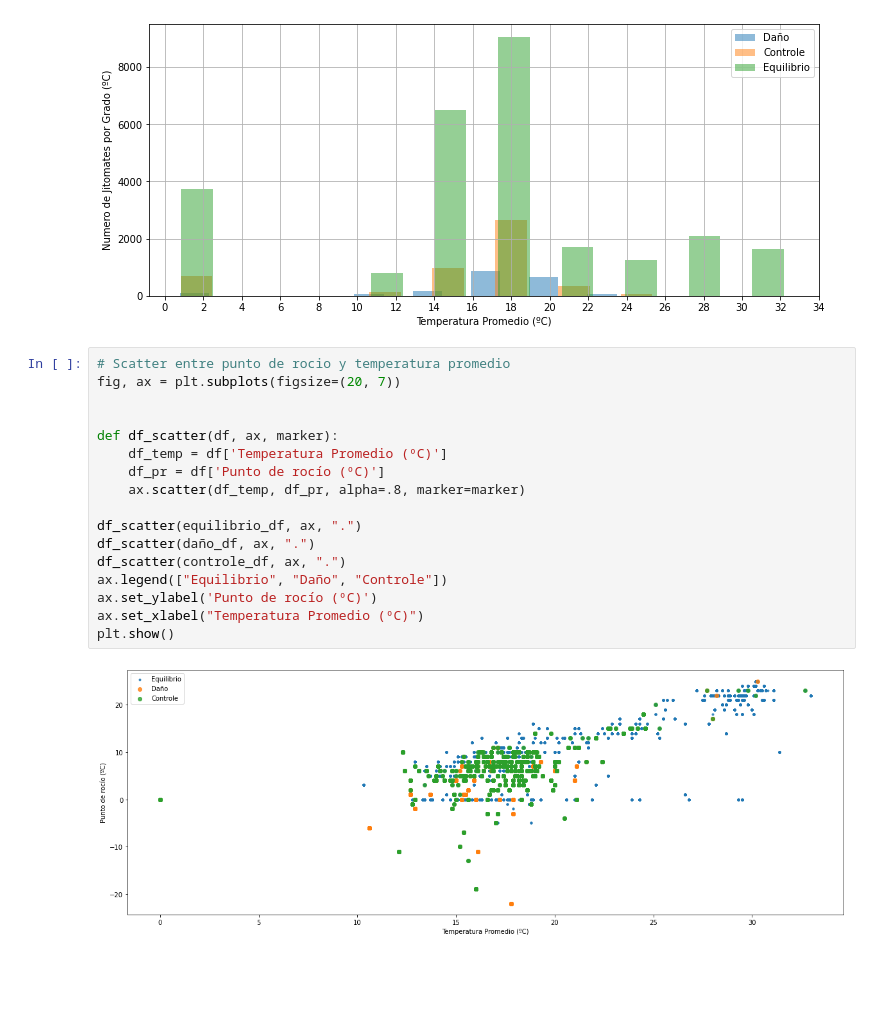
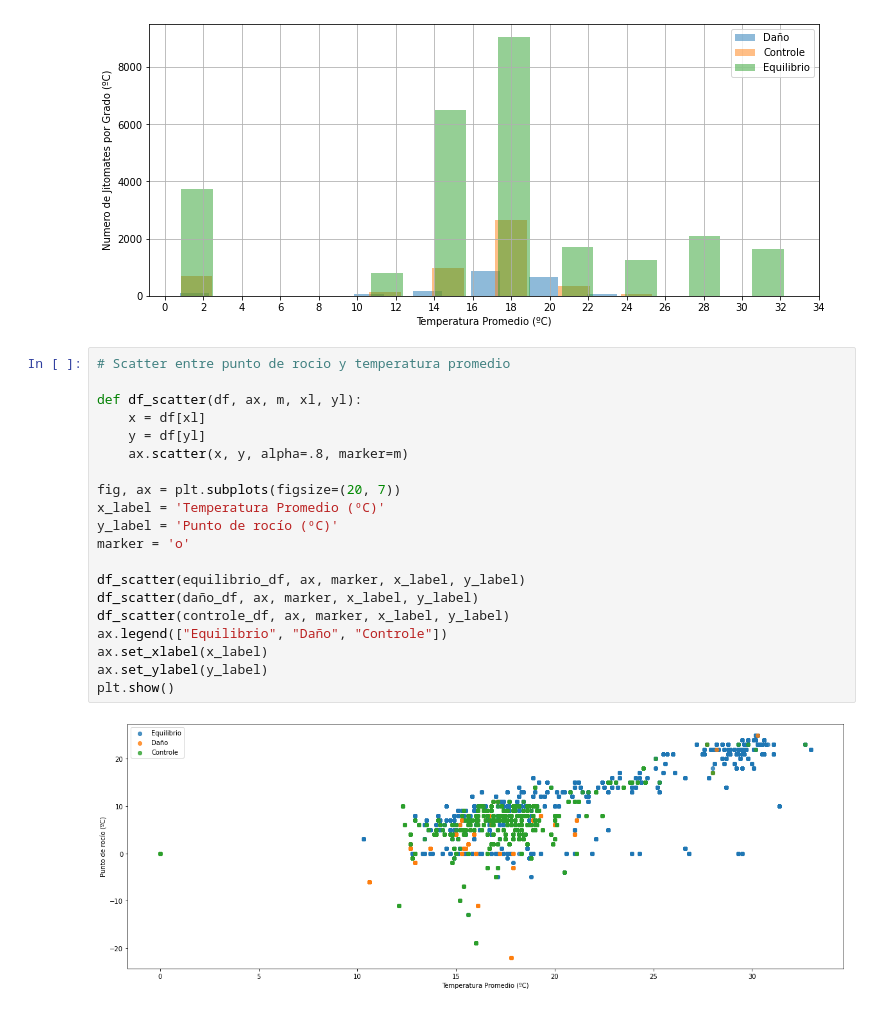
Before and after one commit to Felipelv199/herramientas-para-cd, a Jupyter notebook: homeworks/05-homework/main.ipynb, the cells around one changed output. Cells and saved outputs as stored; diff of their text form; blank space fills up the shorter version.

```diff
--- a/homeworks/05-homework/main.ipynb
+++ b/homeworks/05-homework/main.ipynb
@@ -77,20 +121,23 @@ plt.show()
 [figure]
 # %%
 # Scatter entre punto de rocio y temperatura promedio
+
+def df_scatter(df, ax, m, xl, yl):
+    x = df[xl]
+    y = df[yl]
+    ax.scatter(x, y, alpha=.8, marker=m)
+
 fig, ax = plt.subplots(figsize=(20, 7))
+x_label = 'Temperatura Promedio (ºC)'
+y_label = 'Punto de rocío (ºC)'
+marker = 'o'
 
-
-def df_scatter(df, ax, marker):
-    df_temp = df['Temperatura Promedio (ºC)']
-    df_pr = df['Punto de rocío (ºC)']
-    ax.scatter(df_temp, df_pr, alpha=.8, marker=marker)
-
-df_scatter(equilibrio_df, ax, ".")
-df_scatter(daño_df, ax, ".")
-df_scatter(controle_df, ax, ".")
+df_scatter(equilibrio_df, ax, marker, x_label, y_label)
+df_scatter(daño_df, ax, marker, x_label, y_label)
+df_scatter(controle_df, ax, marker, x_label, y_label)
 ax.legend(["Equilibrio", "Daño", "Controle"])
-ax.set_ylabel('Punto de rocío (ºC)')
-ax.set_xlabel("Temperatura Promedio (ºC)")
+ax.set_xlabel(x_label)
+ax.set_ylabel(y_label)
 plt.show()
 # %% [output]
-[figure, old version]
+[figure, new version]
```
Also changed, not shown: parts of 4 cells of this notebook.
